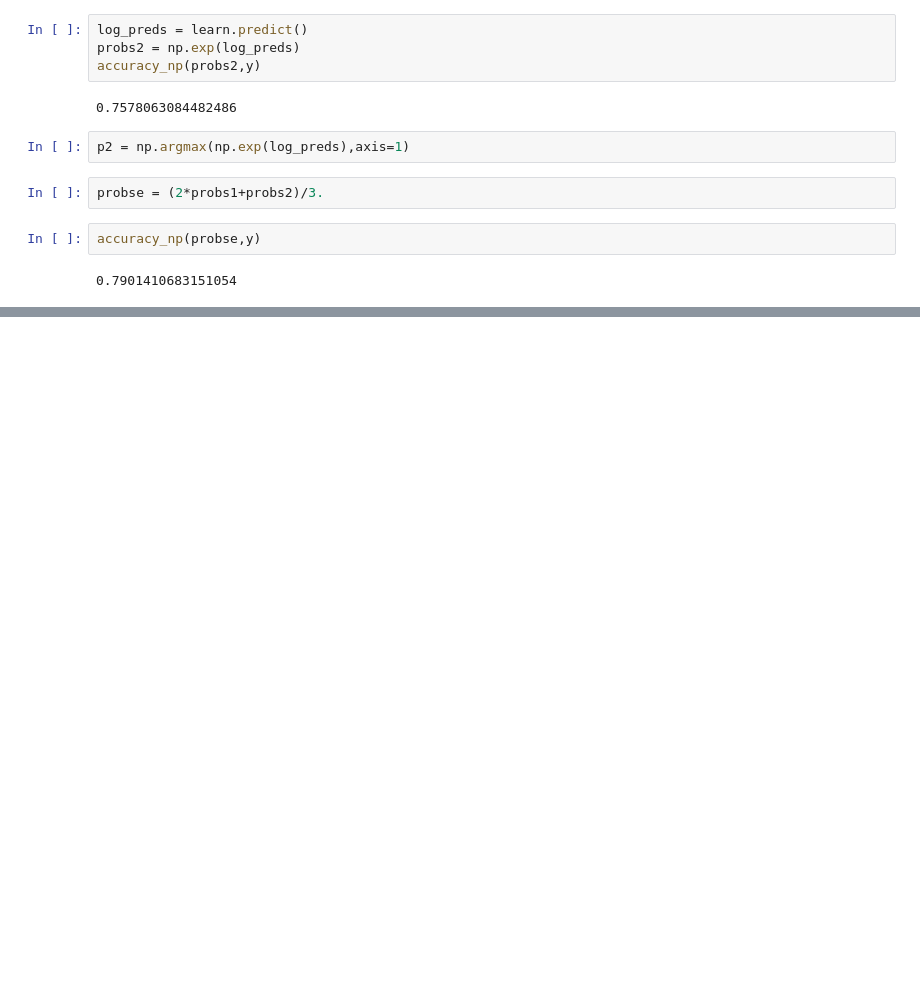
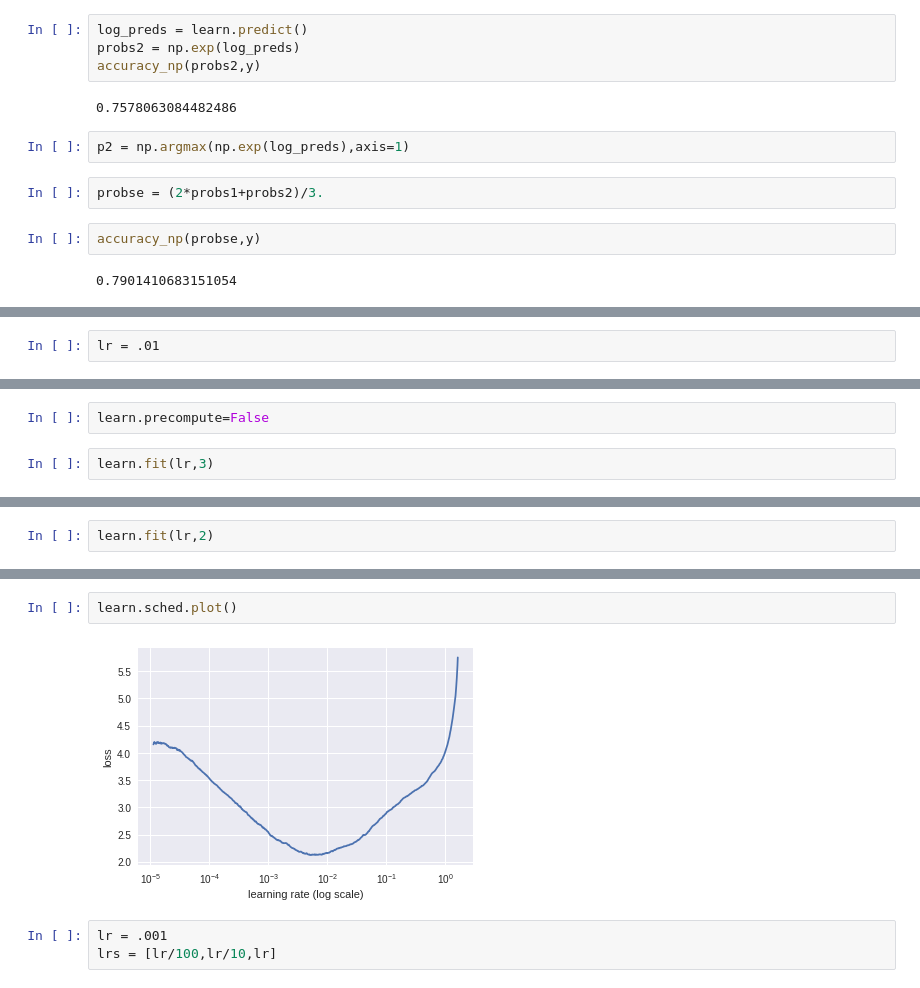
Before and after one commit to x110/KaggleComp, a Jupyter notebook: imaterialist_challenge_furniture_2018.ipynb, the cells around one changed output, grey strips where cells are left out. Saved outputs shown, nothing was run; the diff lists cells and outputs as text; blank space fills up the shorter version.

```diff
--- a/imaterialist_challenge_furniture_2018.ipynb
+++ b/imaterialist_challenge_furniture_2018.ipynb
@@ -486,0 +634,2 @@ accuracy_np(probse,y)
+# %%
+lr = .01
@@ -486,0 +638,4 @@ accuracy_np(probse,y)
+# %%
+learn.precompute=False
+# %%
+learn.fit(lr,3)
@@ -486,0 +649,2 @@ accuracy_np(probse,y)
+# %%
+learn.fit(lr,2)
@@ -486,0 +664,7 @@ accuracy_np(probse,y)
+# %%
+learn.sched.plot()
+# %% [output]
+[figure, added]
+# %%
+lr = .001
+lrs = [lr/100,lr/10,lr]
```
Also changed, not shown: parts of 48 cells of this notebook.
